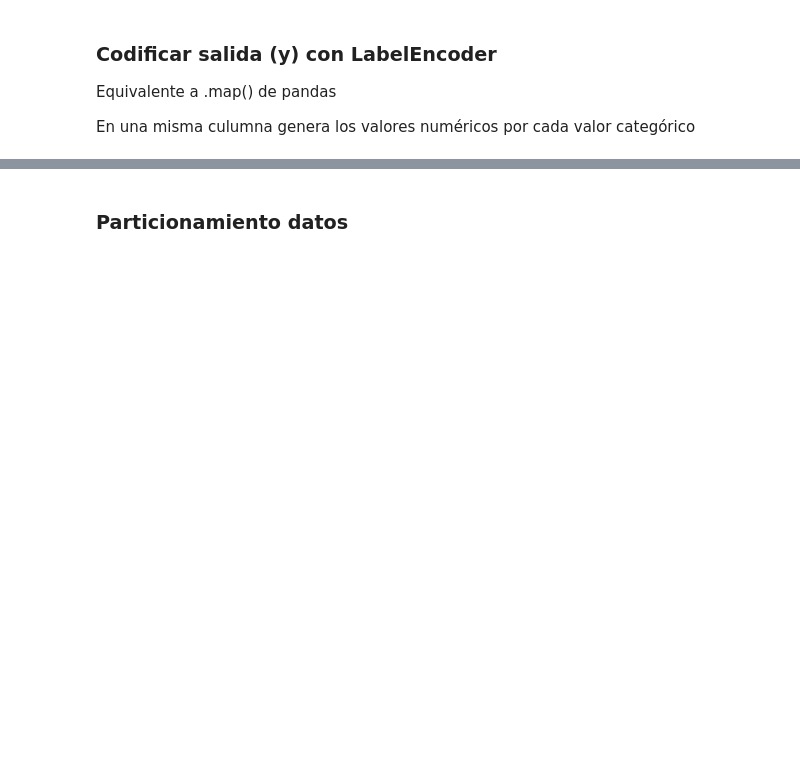
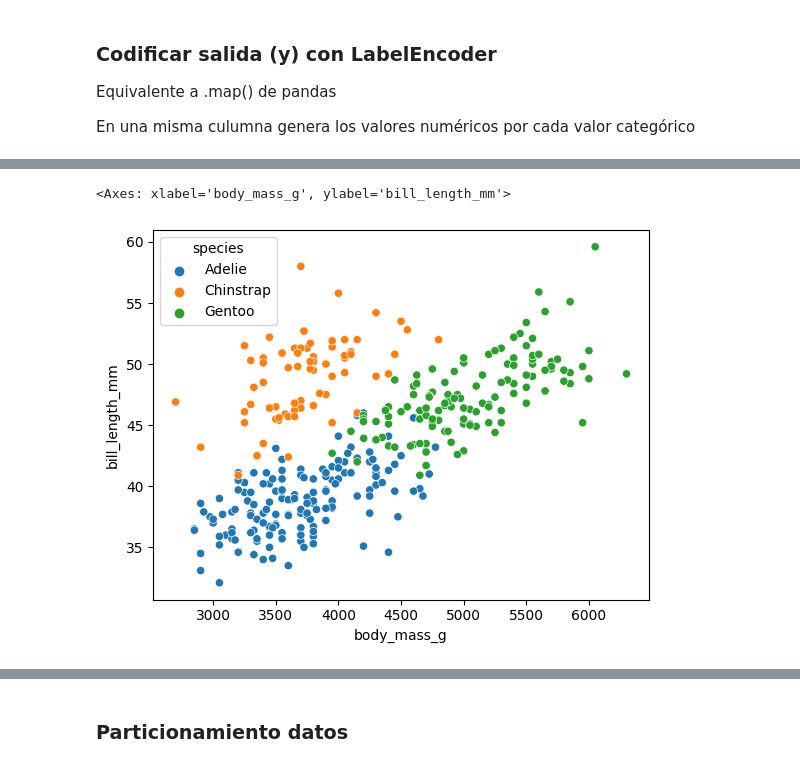
Before and after one commit to Angelbardon/curso-_analisis_angel_bardon, a Jupyter notebook: m6-ml/3. Clasificacion/clasificacion_multiclase_penguins.ipynb, the cells around one changed output, grey strips where cells are left out. Cells and saved outputs as stored; diff of their text form; code cells hidden in the pictures; blank space fills up the shorter version.

```diff
--- a/m6-ml/3. Clasificacion/clasificacion_multiclase_penguins.ipynb
+++ b/m6-ml/3. Clasificacion/clasificacion_multiclase_penguins.ipynb
@@ -107,0 +116,5 @@ df.head(2)
+# %%
+sns.scatterplot(data= df, x='body_mass_g', y='bill_length_mm', hue='species')
+# %% [output]
+<Axes: xlabel='body_mass_g', ylabel='bill_length_mm'>
+[figure, added]
```
Also changed, not shown: parts of 17 cells of this notebook.
